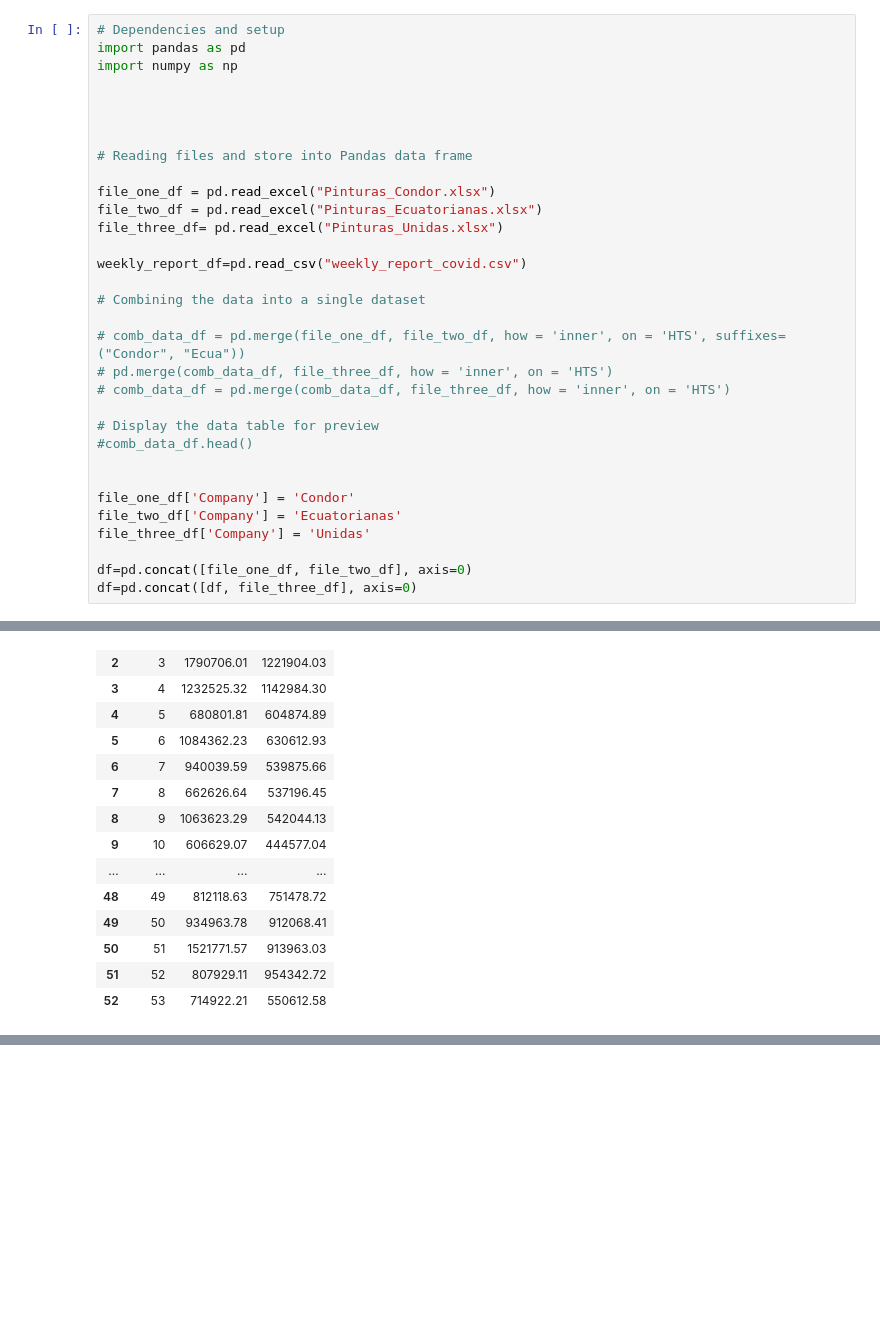
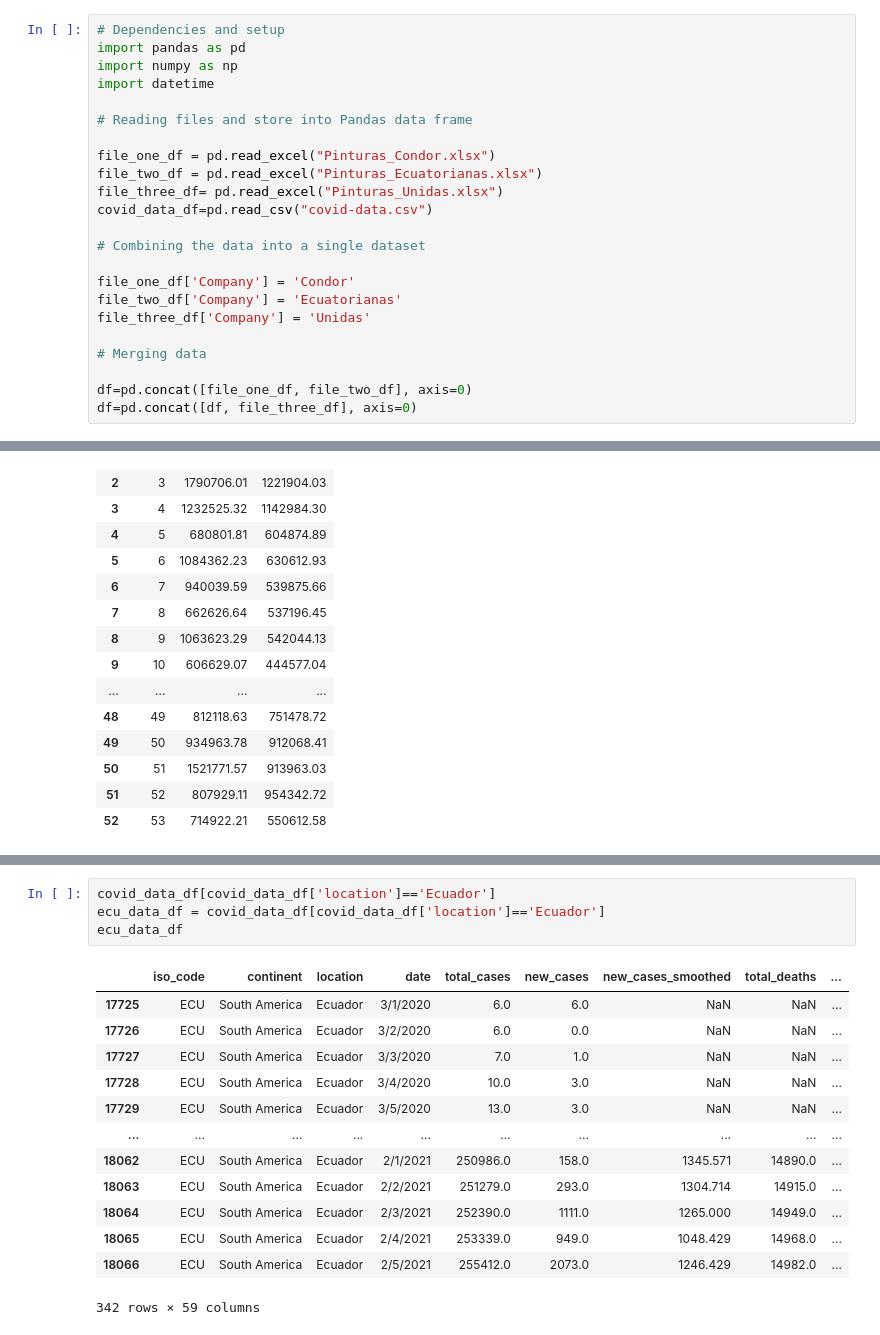
Before and after one commit to RafaelGFernandez01/first_project-, a Jupyter notebook: first-project .ipynb, the cells around one changed output, grey strips where cells are left out. Drawn from its saved outputs; the diff is of its cells as text; blank space fills up the shorter version.

Commit message:
reviewing data

```diff
--- a/first-project .ipynb
+++ b/first-project .ipynb
@@ -2,32 +2,23 @@
 # Dependencies and setup
 import pandas as pd
 import numpy as np
-
-
-
+import datetime
 
 # Reading files and store into Pandas data frame
 
 file_one_df = pd.read_excel("Pinturas_Condor.xlsx")
 file_two_df = pd.read_excel("Pinturas_Ecuatorianas.xlsx")
 file_three_df= pd.read_excel("Pinturas_Unidas.xlsx")
-
-weekly_report_df=pd.read_csv("weekly_report_covid.csv")
+covid_data_df=pd.read_csv("covid-data.csv")
 
 # Combining the data into a single dataset
-
-# comb_data_df = pd.merge(file_one_df, file_two_df, how = 'inner', on = 'HTS', suffixes=("Condor", "Ecua"))
-# pd.merge(comb_data_df, file_three_df, how = 'inner', on = 'HTS')
-# comb_data_df = pd.merge(comb_data_df, file_three_df, how = 'inner', on = 'HTS')
-
-# Display the data table for preview
-#comb_data_df.head()
-
 
 file_one_df['Company'] = 'Condor'
 file_two_df['Company'] = 'Ecuatorianas'
 file_three_df['Company'] = 'Unidas'
 
+# Merging data
+
 df=pd.concat([file_one_df, file_two_df], axis=0)
 df=pd.concat([df, file_three_df], axis=0)
 # %%
@@ -122,0 +85,18 @@ Timestamp('2020-12-31 00:00:00')
+# %%
+covid_data_df[covid_data_df['location']=='Ecuador']
+ecu_data_df = covid_data_df[covid_data_df['location']=='Ecuador']
+ecu_data_df
+# %% [output]
+|  | iso_code | continent | location | date | total_cases | new_cases | new_cases_smoothed | total_deaths | ... |
+| 17725 | ECU | South America | Ecuador | 3/1/2020 | 6.0 | 6.0 | NaN | NaN | ... |
+| 17726 | ECU | South America | Ecuador | 3/2/2020 | 6.0 | 0.0 | NaN | NaN | ... |
+| 17727 | ECU | South America | Ecuador | 3/3/2020 | 7.0 | 1.0 | NaN | NaN | ... |
+| 17728 | ECU | South America | Ecuador | 3/4/2020 | 10.0 | 3.0 | NaN | NaN | ... |
+| 17729 | ECU | South America | Ecuador | 3/5/2020 | 13.0 | 3.0 | NaN | NaN | ... |
+| ... | ... | ... | ... | ... | ... | ... | ... | ... | ... |
+| 18062 | ECU | South America | Ecuador | 2/1/2021 | 250986.0 | 158.0 | 1345.571 | 14890.0 | ... |
+| 18063 | ECU | South America | Ecuador | 2/2/2021 | 251279.0 | 293.0 | 1304.714 | 14915.0 | ... |
+| 18064 | ECU | South America | Ecuador | 2/3/2021 | 252390.0 | 1111.0 | 1265.000 | 14949.0 | ... |
+| 18065 | ECU | South America | Ecuador | 2/4/2021 | 253339.0 | 949.0 | 1048.429 | 14968.0 | ... |
+| 18066 | ECU | South America | Ecuador | 2/5/2021 | 255412.0 | 2073.0 | 1246.429 | 14982.0 | ... |
+342 rows × 59 columns
```
Also changed, not shown: parts of 11 cells of this notebook.
